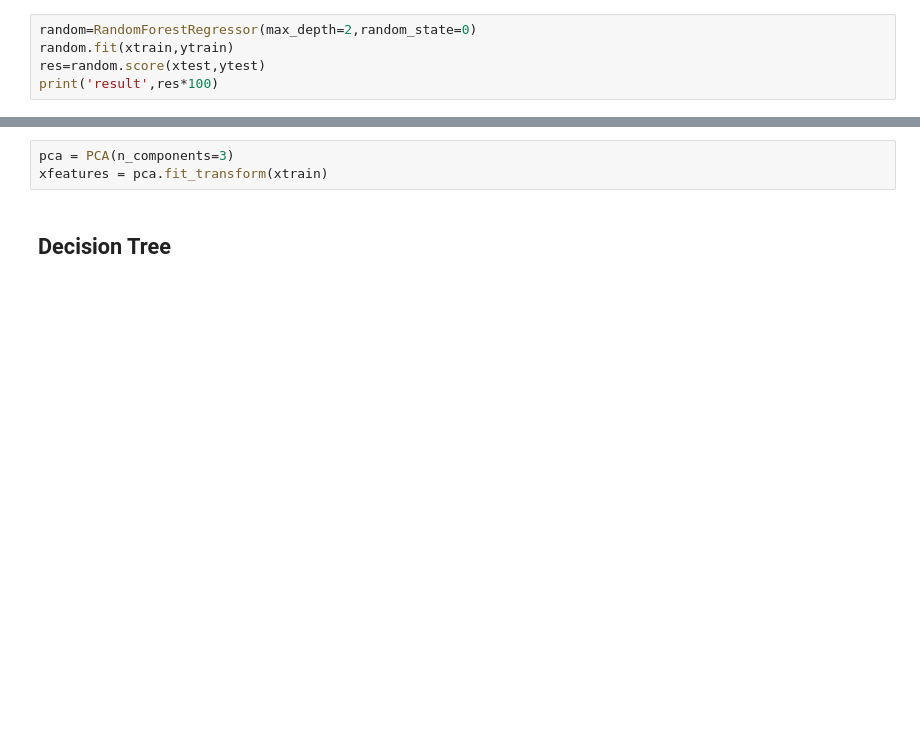
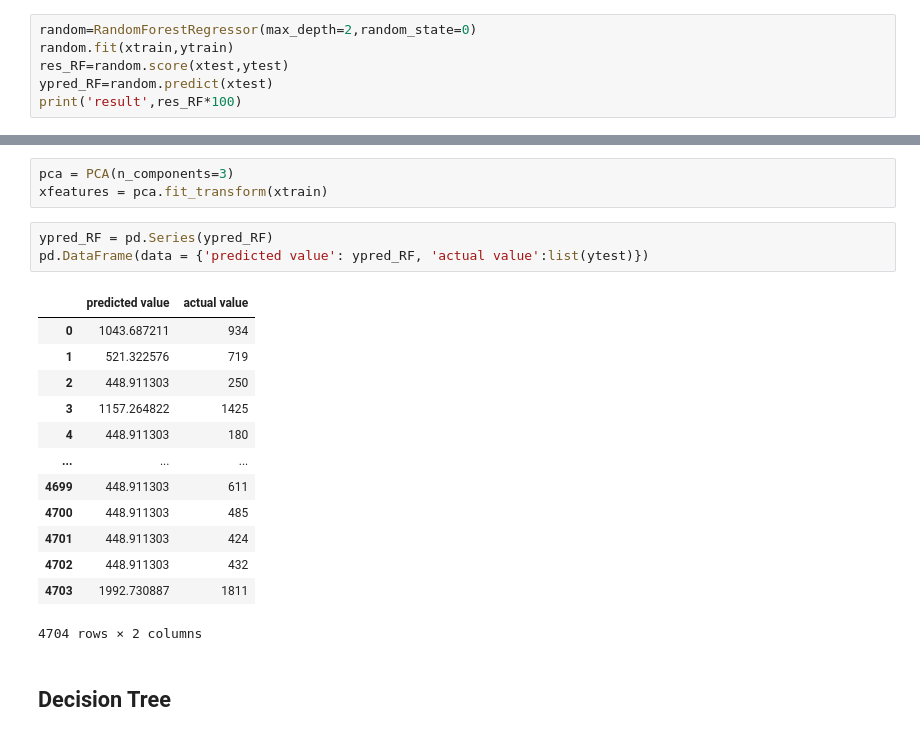
Before and after one commit to this-is-shivangi/city-taxi-rides, a Jupyter notebook: uio2.ipynb, the cells around one changed output, grey strips where cells are left out. Cells and saved outputs as stored; diff of their text form; blank space fills up the shorter version.

```diff
--- a/uio2.ipynb
+++ b/uio2.ipynb
@@ -409,8 +429,9 @@ from sklearn.ensemble import RandomForestRegressor
 # %%
 random=RandomForestRegressor(max_depth=2,random_state=0)
 random.fit(xtrain,ytrain)
-res=random.score(xtest,ytest)
-print('result',res*100)
+res_RF=random.score(xtest,ytest)
+ypred_RF=random.predict(xtest)
+print('result',res_RF*100)
 # %% [output]
 result 89.39645244234092
 # %%
@@ -418,6 +439,23 @@ from sklearn.decomposition import PCA
 # %%
 pca = PCA(n_components=3)
 xfeatures = pca.fit_transform(xtrain)
+# %%
+ypred_RF = pd.Series(ypred_RF)
+pd.DataFrame(data = {'predicted value': ypred_RF, 'actual value':list(ytest)})
+# %% [output]
+|  | predicted value | actual value |
+| 0 | 1043.687211 | 934 |
+| 1 | 521.322576 | 719 |
+| 2 | 448.911303 | 250 |
+| 3 | 1157.264822 | 1425 |
+| 4 | 448.911303 | 180 |
+| ... | ... | ... |
+| 4699 | 448.911303 | 611 |
+| 4700 | 448.911303 | 485 |
+| 4701 | 448.911303 | 424 |
+| 4702 | 448.911303 | 432 |
+| 4703 | 1992.730887 | 1811 |
+4704 rows × 2 columns
 # %% [markdown]
 ## Decision Tree
 # %%
```
Also changed, not shown: parts of 18 cells of this notebook.
